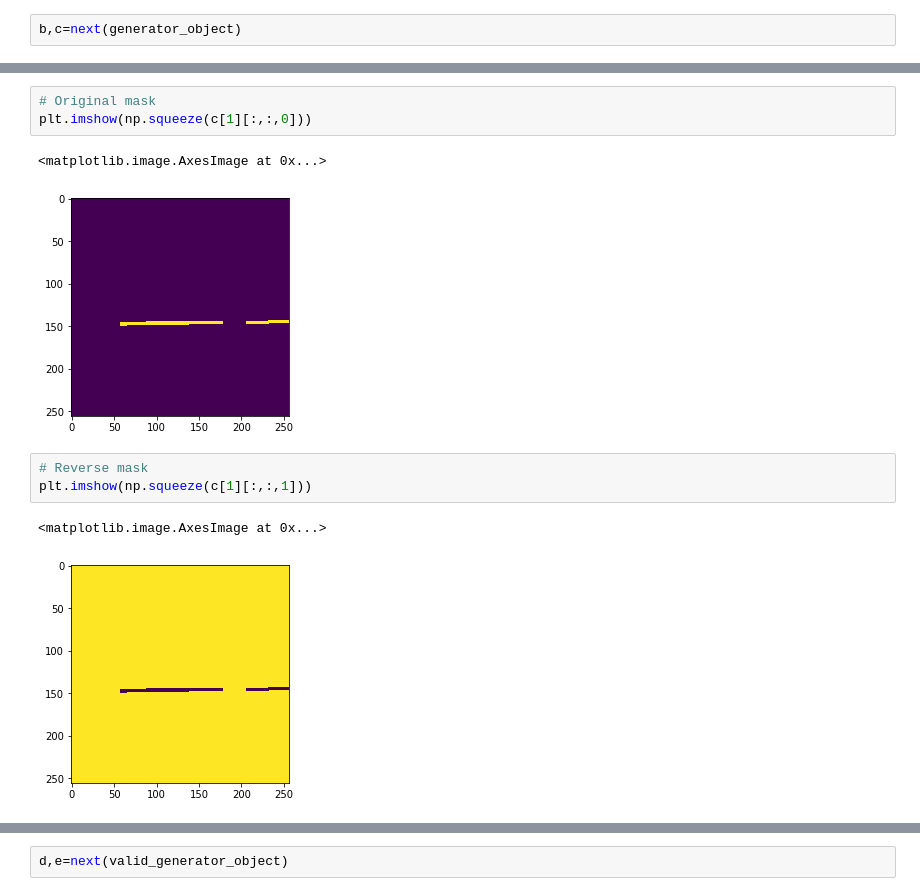
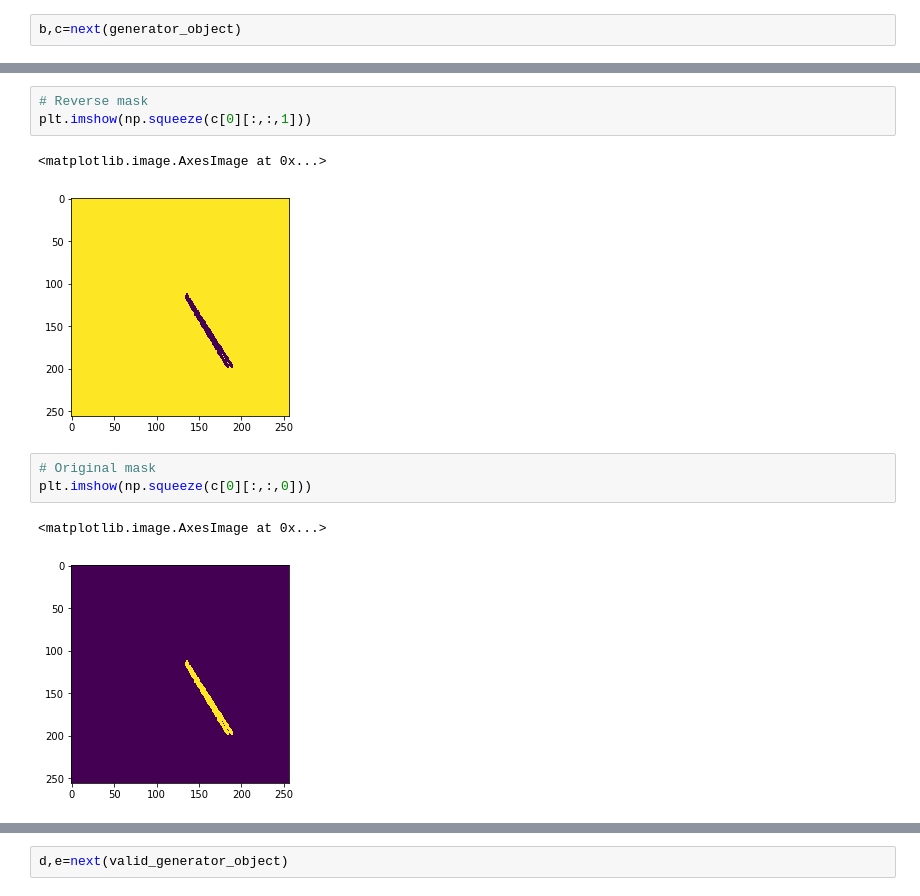
Before and after one commit to trived76/ECE1512-Homework3-LaneDetection, a Jupyter notebook: Lane_Detection.ipynb, the cells around one changed output, grey strips where cells are left out. Cells and saved outputs as stored; diff of their text form.

```diff
--- a/Lane_Detection.ipynb
+++ b/Lane_Detection.ipynb
@@ -554,12 +540,12 @@ c.shape
+# %%
+# Reverse mask
+plt.imshow(np.squeeze(c[0][:,:,1]))
+# %% [output]
+<matplotlib.image.AxesImage at 0x...>
+[figure, added]
 # %%
 # Original mask
-plt.imshow(np.squeeze(c[1][:,:,0]))
+plt.imshow(np.squeeze(c[0][:,:,0]))
 # %% [output]
 <matplotlib.image.AxesImage at 0x...>
-[figure, old version]
+[figure, new version]
-# %%
-# Reverse mask
-plt.imshow(np.squeeze(c[1][:,:,1]))
-# %% [output]
-<matplotlib.image.AxesImage at 0x...>
-[figure, removed]
```
Also changed, not shown: parts of 57 cells of this notebook.
